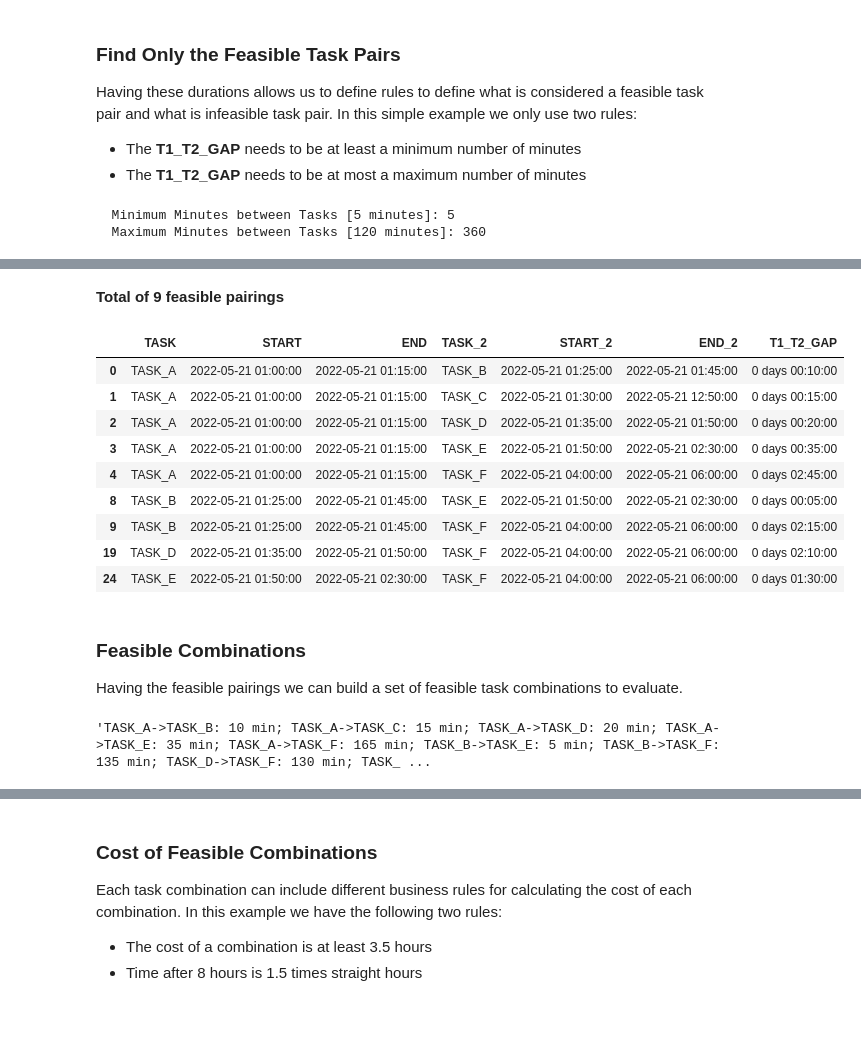
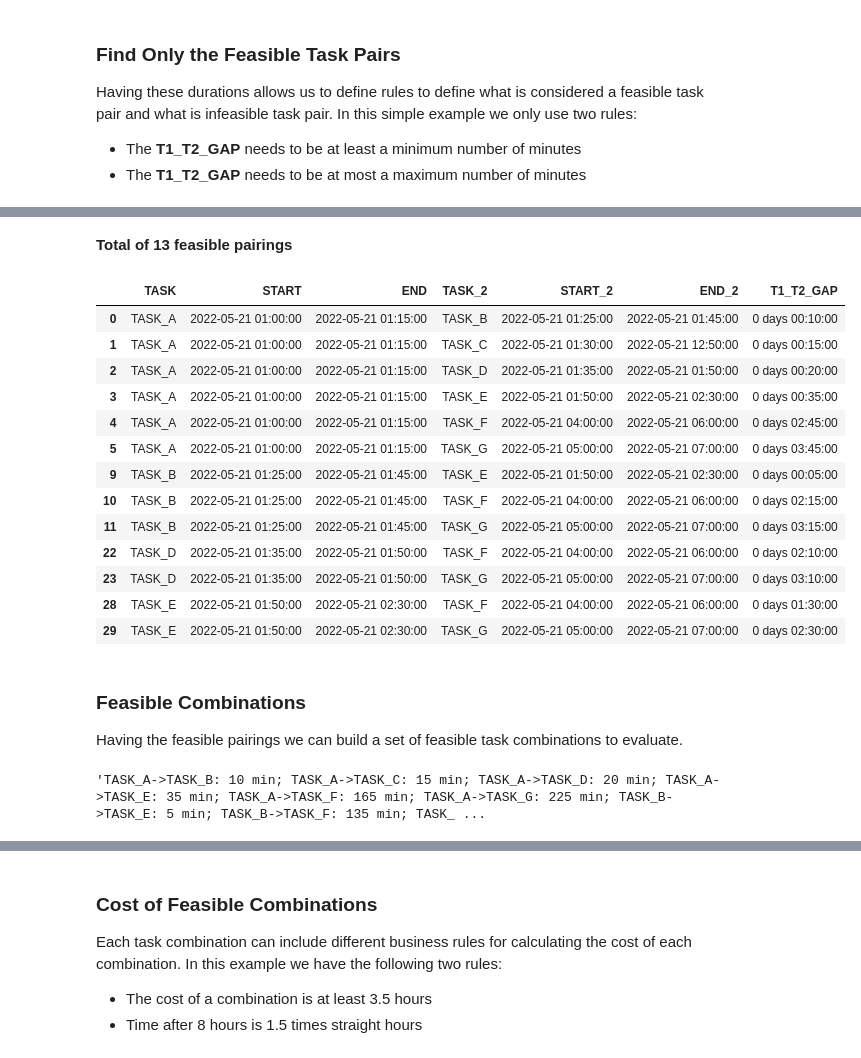
Before and after one commit to emsanqui/Task-to-Resource-Assignment-Optim, a Jupyter notebook: Colab_Hours_Min_Task_Assignment.ipynb, the cells around one changed output, grey strips where cells are left out. Saved outputs shown, nothing was run; the diff lists cells and outputs as text; code cells hidden in the pictures; blank space fills up the shorter version.

```diff
--- a/Colab_Hours_Min_Task_Assignment.ipynb
+++ b/Colab_Hours_Min_Task_Assignment.ipynb
@@ -169,23 +170,26 @@ Having these durations allows us to define rules to define what is considered a
 * The **T1_T2_GAP** needs to be at least a minimum number of minutes
 * The **T1_T2_GAP** needs to be at most a maximum number of minutes
 # %%
-#@title
+#@title Select Parameters { run: "auto" }
+MIN_BREAK_TIME = 5 #@param {type:"slider", min:-15, max:60, step:5}
+MAX_BREAK_TIME = 300 #@param {type:"slider", min:0, max:480, step:60}
+
 # display(Markdown(f'We give minimum and maximum times between tasks.'))
 
-MIN_BREAK_TIME = input("  Minimum Minutes between Tasks [5 minutes]: ")
-try:
-    MIN_BREAK_TIME = int(MIN_BREAK_TIME)
-except:
-    MIN_BREAK_TIME = 5
+# MIN_BREAK_TIME = input("  Minimum Minutes between Tasks [5 minutes]: ")
+# try:
+#     MIN_BREAK_TIME = int(MIN_BREAK_TIME)
+# except:
+#     MIN_BREAK_TIME = 5
 
 MIN_BREAK_TIME = pd.Timedelta(minutes=MIN_BREAK_TIME)
 
 
-MAX_BREAK_TIME = input("  Maximum Minutes between Tasks [120 minutes]: ")
-try:
-    MAX_BREAK_TIME = int(MAX_BREAK_TIME)
-except:
-    MAX_BREAK_TIME = 120
+# MAX_BREAK_TIME = input("  Maximum Minutes between Tasks [120 minutes]: ")
+# try:
+#     MAX_BREAK_TIME = int(MAX_BREAK_TIME)
+# except:
+#     MAX_BREAK_TIME = 120
 
 MAX_BREAK_TIME = td = pd.Timedelta(minutes=MAX_BREAK_TIME)
 
@@ -200,6 +204,4 @@ display(Markdown(f"**Total of {len(feas_combi_df)} feasible pairings**"))
 
 feas_combi_df
 # %% [output]
-  Minimum Minutes between Tasks [5 minutes]: 5
-  Maximum Minutes between Tasks [120 minutes]: 360
 Here we will use a minimum of 0 days 00:05:00 between tasks
@@ -207,14 +209,18 @@ and a maximum of 0 days 06:00:00 between tasks.
-**Total of 9 feasible pairings**
+**Total of 13 feasible pairings**
 |  | TASK | START | END | TASK_2 | START_2 | END_2 | T1_T2_GAP |
 | 0 | TASK_A | 2022-05-21 01:00:00 | 2022-05-21 01:15:00 | TASK_B | 2022-05-21 01:25:00 | 2022-05-21 01:45:00 | 0 days 00:10:00 |
 | 1 | TASK_A | 2022-05-21 01:00:00 | 2022-05-21 01:15:00 | TASK_C | 2022-05-21 01:30:00 | 2022-05-21 12:50:00 | 0 days 00:15:00 |
 | 2 | TASK_A | 2022-05-21 01:00:00 | 2022-05-21 01:15:00 | TASK_D | 2022-05-21 01:35:00 | 2022-05-21 01:50:00 | 0 days 00:20:00 |
 | 3 | TASK_A | 2022-05-21 01:00:00 | 2022-05-21 01:15:00 | TASK_E | 2022-05-21 01:50:00 | 2022-05-21 02:30:00 | 0 days 00:35:00 |
 | 4 | TASK_A | 2022-05-21 01:00:00 | 2022-05-21 01:15:00 | TASK_F | 2022-05-21 04:00:00 | 2022-05-21 06:00:00 | 0 days 02:45:00 |
-| 8 | TASK_B | 2022-05-21 01:25:00 | 2022-05-21 01:45:00 | TASK_E | 2022-05-21 01:50:00 | 2022-05-21 02:30:00 | 0 days 00:05:00 |
-| 9 | TASK_B | 2022-05-21 01:25:00 | 2022-05-21 01:45:00 | TASK_F | 2022-05-21 04:00:00 | 2022-05-21 06:00:00 | 0 days 02:15:00 |
-| 19 | TASK_D | 2022-05-21 01:35:00 | 2022-05-21 01:50:00 | TASK_F | 2022-05-21 04:00:00 | 2022-05-21 06:00:00 | 0 days 02:10:00 |
-| 24 | TASK_E | 2022-05-21 01:50:00 | 2022-05-21 02:30:00 | TASK_F | 2022-05-21 04:00:00 | 2022-05-21 06:00:00 | 0 days 01:30:00 |
+| 5 | TASK_A | 2022-05-21 01:00:00 | 2022-05-21 01:15:00 | TASK_G | 2022-05-21 05:00:00 | 2022-05-21 07:00:00 | 0 days 03:45:00 |
+| 9 | TASK_B | 2022-05-21 01:25:00 | 2022-05-21 01:45:00 | TASK_E | 2022-05-21 01:50:00 | 2022-05-21 02:30:00 | 0 days 00:05:00 |
+| 10 | TASK_B | 2022-05-21 01:25:00 | 2022-05-21 01:45:00 | TASK_F | 2022-05-21 04:00:00 | 2022-05-21 06:00:00 | 0 days 02:15:00 |
+| 11 | TASK_B | 2022-05-21 01:25:00 | 2022-05-21 01:45:00 | TASK_G | 2022-05-21 05:00:00 | 2022-05-21 07:00:00 | 0 days 03:15:00 |
+| 22 | TASK_D | 2022-05-21 01:35:00 | 2022-05-21 01:50:00 | TASK_F | 2022-05-21 04:00:00 | 2022-05-21 06:00:00 | 0 days 02:10:00 |
+| 23 | TASK_D | 2022-05-21 01:35:00 | 2022-05-21 01:50:00 | TASK_G | 2022-05-21 05:00:00 | 2022-05-21 07:00:00 | 0 days 03:10:00 |
+| 28 | TASK_E | 2022-05-21 01:50:00 | 2022-05-21 02:30:00 | TASK_F | 2022-05-21 04:00:00 | 2022-05-21 06:00:00 | 0 days 01:30:00 |
+| 29 | TASK_E | 2022-05-21 01:50:00 | 2022-05-21 02:30:00 | TASK_G | 2022-05-21 05:00:00 | 2022-05-21 07:00:00 | 0 days 02:30:00 |
 # %% [markdown]
 ### Feasible Combinations
 Having the feasible pairings we can build a set of feasible task combinations to evaluate.
@@ -222,7 +228,7 @@ Having the feasible pairings we can build a set of feasible task combinations to
 #@title
 display('; '.join([f"{f[0]}->{f[1]}: {f[2].seconds/60:.0f} min" for f in feas_combi_df[['TASK','TASK_2','T1_T2_GAP']].values]))
 # %% [output]
-'TASK_A->TASK_B: 10 min; TASK_A->TASK_C: 15 min; TASK_A->TASK_D: 20 min; TASK_A->TASK_E: 35 min; TASK_A->TASK_F: 165 min; TASK_B->TASK_E: 5 min; TASK_B->TASK_F: 135 min; TASK_D->TASK_F: 130 min; TASK_ ...
+'TASK_A->TASK_B: 10 min; TASK_A->TASK_C: 15 min; TASK_A->TASK_D: 20 min; TASK_A->TASK_E: 35 min; TASK_A->TASK_F: 165 min; TASK_A->TASK_G: 225 min; TASK_B->TASK_E: 5 min; TASK_B->TASK_F: 135 min; TASK_ ...
 # %%
 #@title
 G = nx.DiGraph()
```
Also changed, not shown: parts of 15 cells of this notebook.
